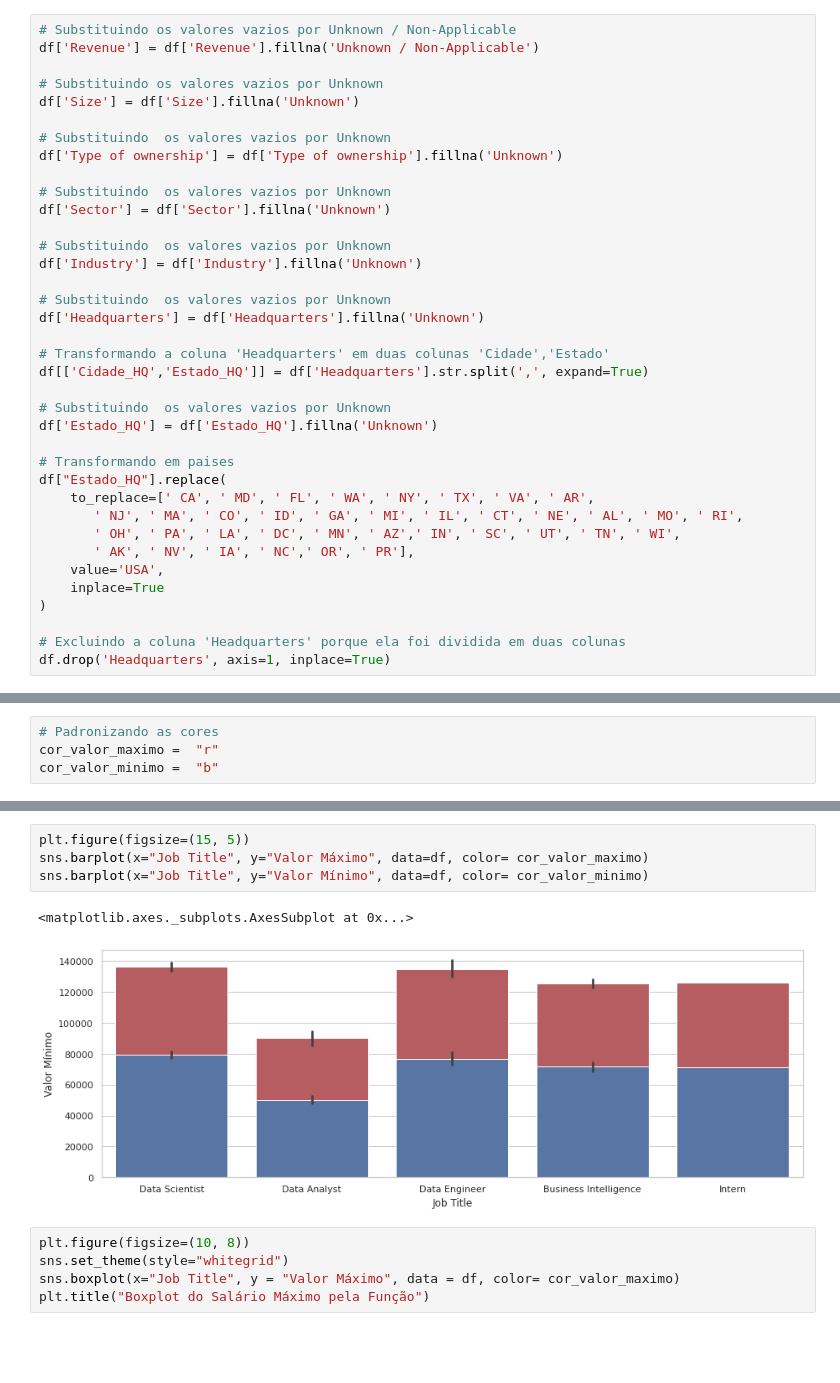
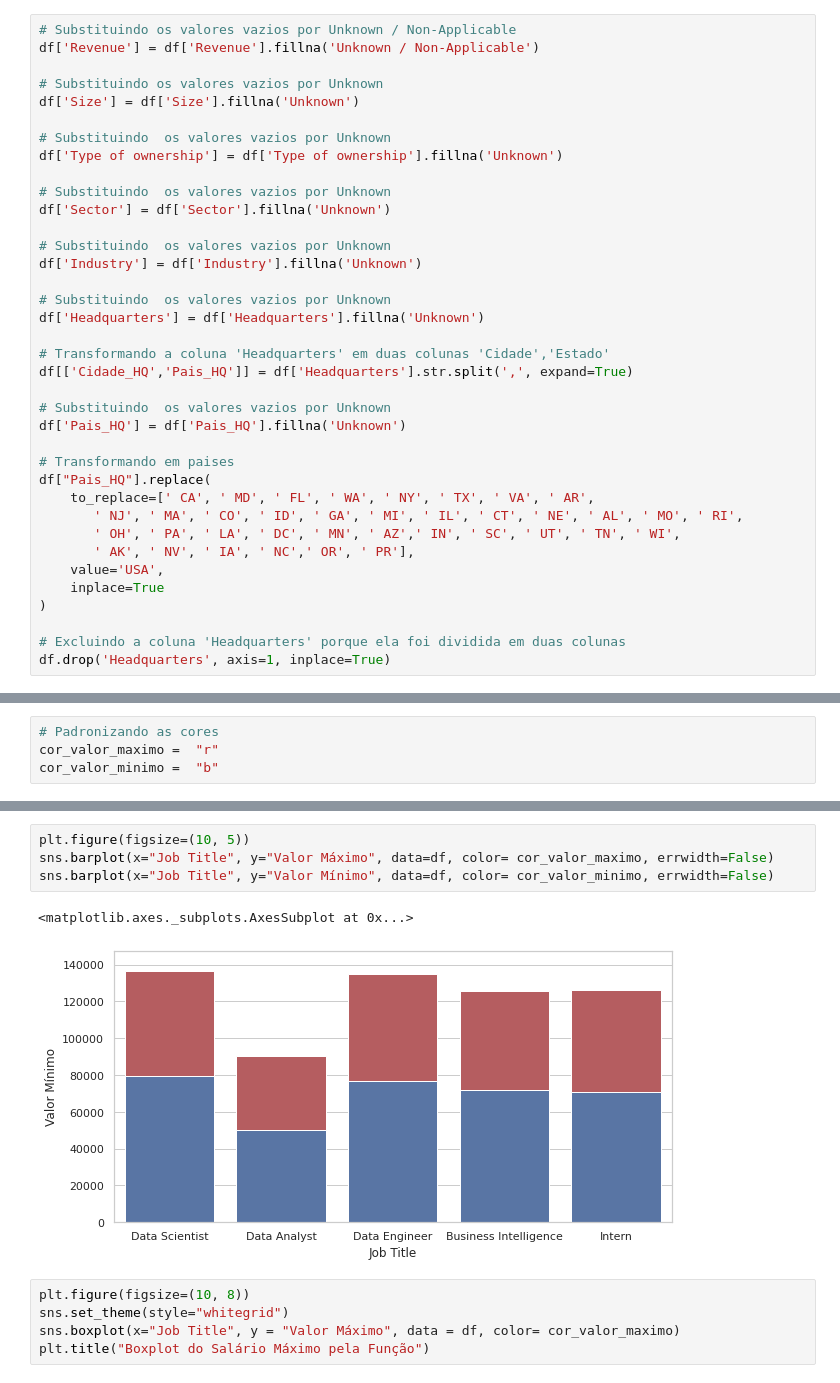
Before and after one commit to JoaoDaross/ProjetoFinalAwari, a Jupyter notebook: ProjetoFinalAwari.ipynb, the cells around one changed output, grey strips where cells are left out. Saved outputs shown, nothing was run; the diff lists cells and outputs as text; blank space fills up the shorter version.

```diff
--- a/ProjetoFinalAwari.ipynb
+++ b/ProjetoFinalAwari.ipynb
@@ -266,13 +266,13 @@ df['Industry'] = df['Industry'].fillna('Unknown')
 df['Headquarters'] = df['Headquarters'].fillna('Unknown')
 
 # Transformando a coluna 'Headquarters' em duas colunas 'Cidade','Estado'
-df[['Cidade_HQ','Estado_HQ']] = df['Headquarters'].str.split(',', expand=True)
+df[['Cidade_HQ','Pais_HQ']] = df['Headquarters'].str.split(',', expand=True)
 
 # Substituindo  os valores vazios por Unknown
-df['Estado_HQ'] = df['Estado_HQ'].fillna('Unknown')
+df['Pais_HQ'] = df['Pais_HQ'].fillna('Unknown')
 
 # Transformando em paises
-df["Estado_HQ"].replace(
+df["Pais_HQ"].replace(
     to_replace=[' CA', ' MD', ' FL', ' WA', ' NY', ' TX', ' VA', ' AR',
        ' NJ', ' MA', ' CO', ' ID', ' GA', ' MI', ' IL', ' CT', ' NE', ' AL', ' MO', ' RI',
        ' OH', ' PA', ' LA', ' DC', ' MN', ' AZ',' IN', ' SC', ' UT', ' TN', ' WI',
@@ -406,10 +406,10 @@ plt.show()
 # %%
-plt.figure(figsize=(15, 5))
-sns.barplot(x="Job Title", y="Valor Máximo", data=df, color= cor_valor_maximo)
-sns.barplot(x="Job Title", y="Valor Mínimo", data=df, color= cor_valor_minimo)
+plt.figure(figsize=(10, 5))
+sns.barplot(x="Job Title", y="Valor Máximo", data=df, color= cor_valor_maximo, errwidth=False)
+sns.barplot(x="Job Title", y="Valor Mínimo", data=df, color= cor_valor_minimo, errwidth=False)
 # %% [output]
 <matplotlib.axes._subplots.AxesSubplot at 0x...>
-[figure, old version]
+[figure, new version]
 # %%
 plt.figure(figsize=(10, 8))
 sns.set_theme(style="whitegrid")
```
Also changed, not shown: parts of 7 cells of this notebook.
